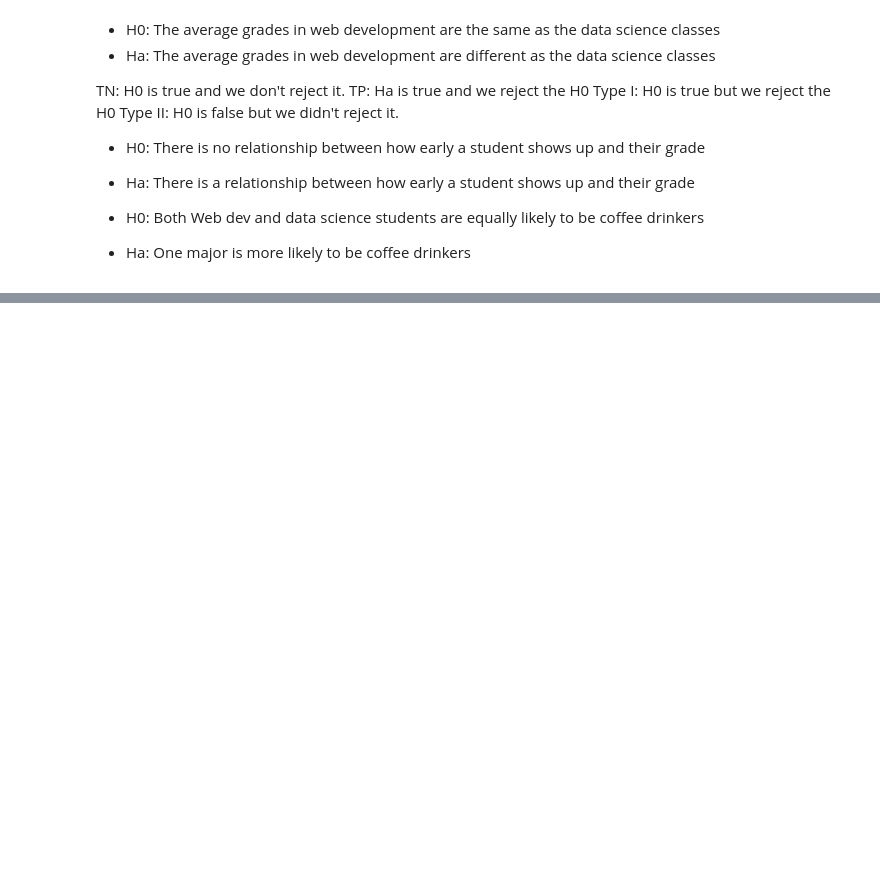
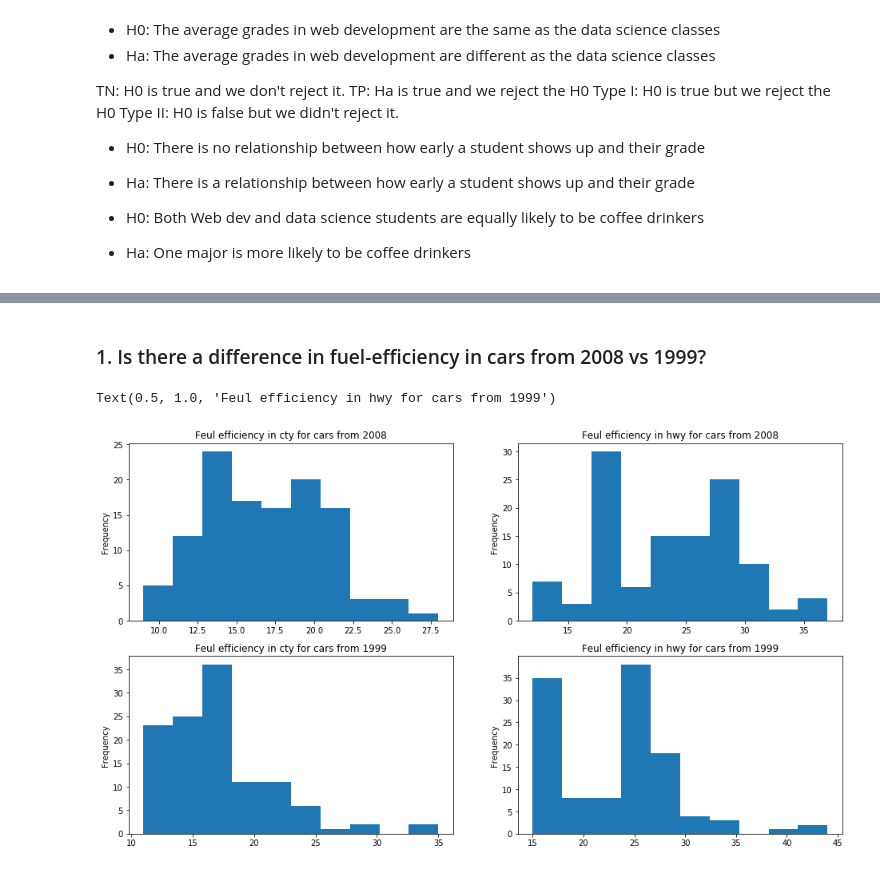
Before and after one commit to Yongliang-Shi/statistics-exercises, a Jupyter notebook: hypothesis_testing.ipynb, the cells around one changed output, grey strips where cells are left out. Drawn from its saved outputs; the diff is of its cells as text; code cells hidden in the pictures; blank space fills up the shorter version.

```diff
--- a/hypothesis_testing.ipynb
+++ b/hypothesis_testing.ipynb
@@ -102,0 +107,3 @@ Type II: H0 is false  but we didn't reject it.
+# %%
+mpg = data('mpg')
+mpg.head()
@@ -102,0 +117,39 @@ Type II: H0 is false  but we didn't reject it.
+# %% [markdown]
+### 1. Is there a difference in fuel-efficiency in cars from 2008 vs 1999?
+# %%
+# Need cars from 2008 and 1999
+
+boolean_2008 = (mpg.year == 2008)
+boolean_2008
+
+cars_2008 = mpg[boolean_2008]
+cars_2008.head()
+
+# It has two fuel-efficiency: cty and hwy
+
+plt. figure(figsize=(16,9))
+
+plt.subplot(2,2,1)
+cars_2008.cty.plot(kind='hist')
+plt.title('Feul efficiency in cty for cars from 2008')
+
+plt.subplot(2,2,2)
+cars_2008.hwy.plot(kind='hist')
+plt.title('Feul efficiency in hwy for cars from 2008')
+
+boolean_1999 = (mpg.year == 1999)
+boolean_1999
+
+cars_1999 = mpg[boolean_1999]
+cars_1999.head()
+
+plt.subplot(2,2,3)
+cars_1999.cty.plot(kind='hist')
+plt.title('Feul efficiency in cty for cars from 1999')
+
+plt.subplot(2,2,4)
+cars_1999.hwy.plot(kind='hist')
+plt.title('Feul efficiency in hwy for cars from 1999')
+# %% [output]
+Text(0.5, 1.0, 'Feul efficiency in hwy for cars from 1999')
+[figure, added]
```
Also changed, not shown: parts of 62 cells of this notebook.
